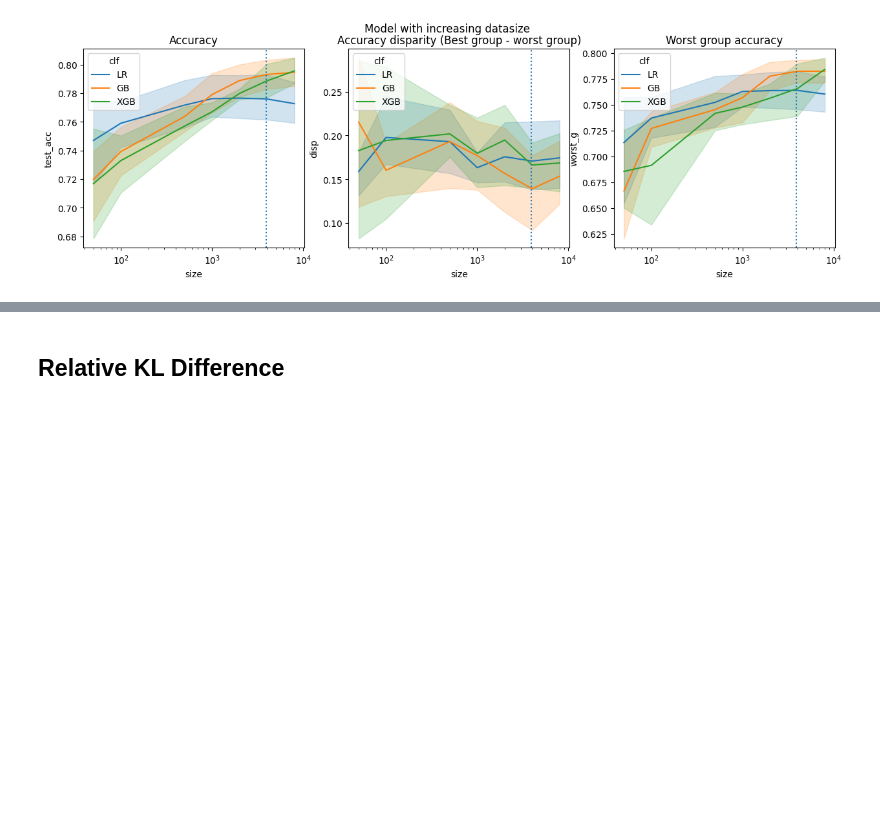
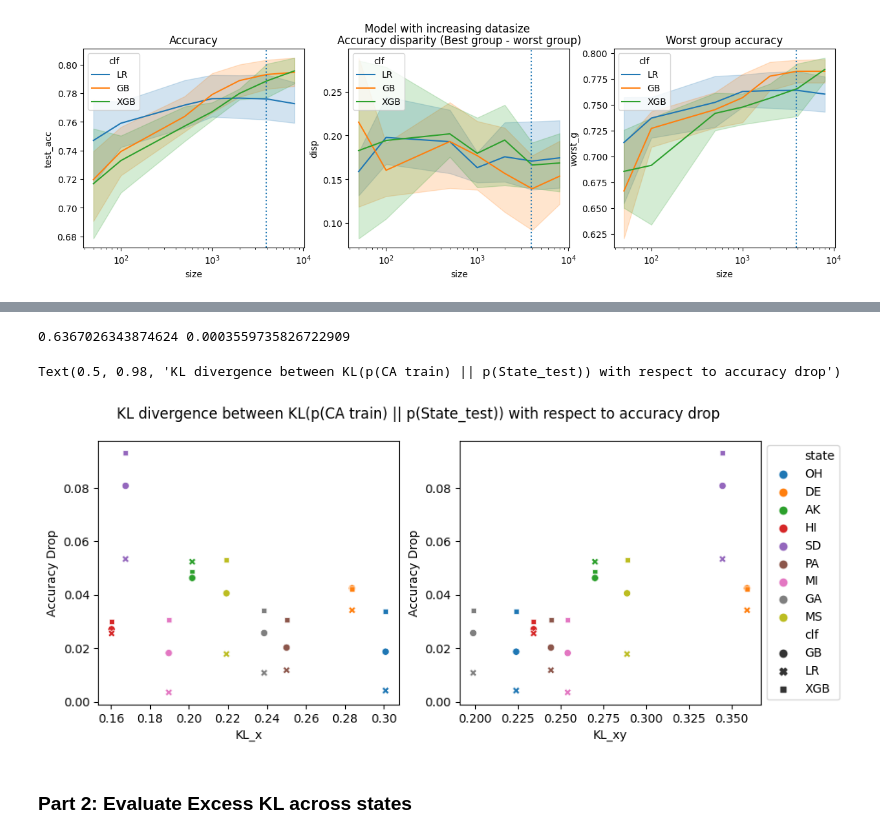
Before and after one commit to the-chen-lab/data-addition-dilemma, a Jupyter notebook: folktables-income-sandbox.ipynb, the cells around one changed output, grey strips where cells are left out. Saved outputs shown, nothing was run; the diff lists cells and outputs as text; code cells hidden in the pictures; blank space fills up the shorter version.

```diff
--- a/folktables-income-sandbox.ipynb
+++ b/folktables-income-sandbox.ipynb
@@ -485,5 +506,38 @@ best bandwidth: 0.37926901907322497
+# %%
+kl_df = pd.read_csv("results/kl_shift.csv")
+kl_df = kl_df.reset_index()
+fig, axes = plt.subplots(1, 2, figsize=(10, 4))
+sns.scatterplot(
+    data=kl_df,
+    x="KL_x",
+    y="test_acc",
+    hue="state",
+    style="clf",
+    ax=axes[0],
+    legend=False,
+)
+axes[0].set_ylabel("Accuracy Drop")
+coeff, p = scipy.stats.pearsonr(kl_df["test_acc"], kl_df["KL_xy"])
+print(coeff, p)
+sns.scatterplot(
+    data=kl_df,
+    x="KL_xy",
+    y="test_acc",
+    style="clf",
+    hue="state",
+    ax=axes[1],
+)
+axes[1].set_ylabel("Accuracy Drop")
+axes[1].legend(loc="center left", bbox_to_anchor=(1, 0.5))
+plt.suptitle(
+    "KL divergence between KL(p(CA train) || p(State_test)) with respect to accuracy drop"
+)
+# %% [output]
+0.6367026343874624 0.0003559735826722909
+Text(0.5, 0.98, 'KL divergence between KL(p(CA train) || p(State_test)) with respect to accuracy drop')
+[figure, added]
 # %% [markdown]
-## Relative KL Difference
+### Part 2: Evaluate Excess KL across states
 # %%
 # calculate KL to current data vs kl to new dataset
 # scatter plot x=excess kl y = accuracy improvement, these points should come from many states:
```
Also changed, not shown: parts of 26 cells of this notebook, 3 other files.
